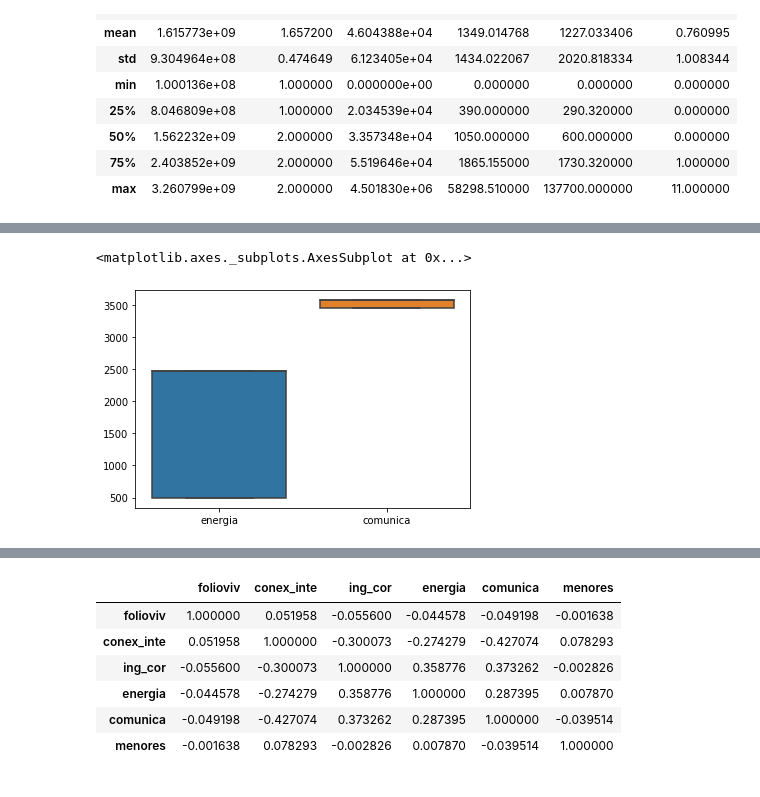
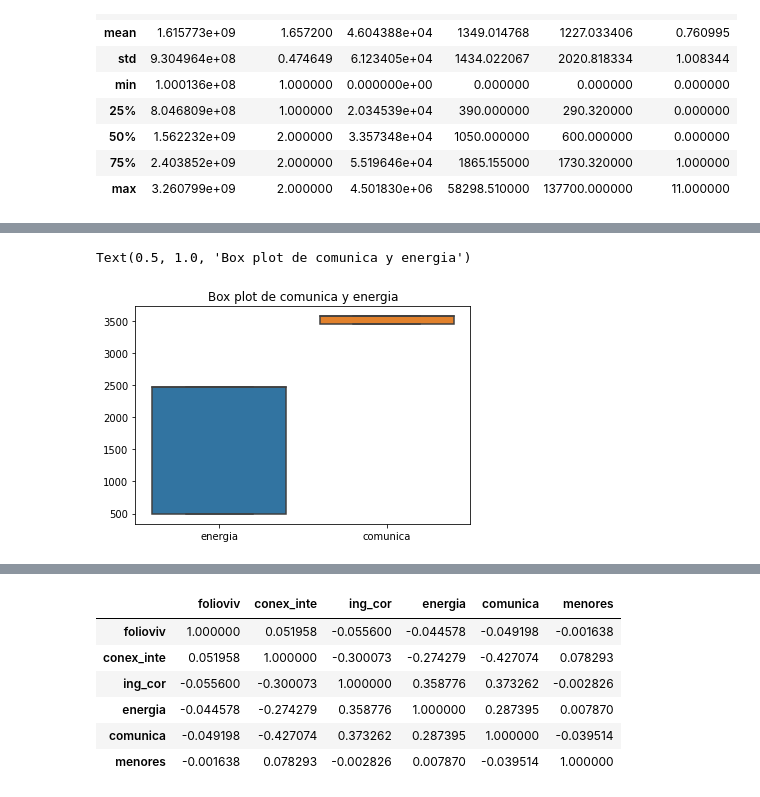
Before and after one commit to andremacdonel/VisualizacionDeDatos, a Jupyter notebook: SP (4).ipynb, the cells around one changed output, grey strips where cells are left out. Saved outputs shown, nothing was run; the diff lists cells and outputs as text; code cells hidden in the pictures.

```diff
--- a/SP (4).ipynb
+++ b/SP (4).ipynb
@@ -143,6 +132,7 @@ Se observa que tiende a una distribución plana
 # %%
 sns.boxplot(data = df.loc[df['conex_inte'],
  ['energia', 'comunica']])
+plt.title('Box plot de comunica y energia')
 # %% [output]
-<matplotlib.axes._subplots.AxesSubplot at 0x...>
+Text(0.5, 1.0, 'Box plot de comunica y energia')
-[figure, old version]
+[figure, new version]
```
Also changed, not shown: parts of 21 cells of this notebook, 1 other file.
